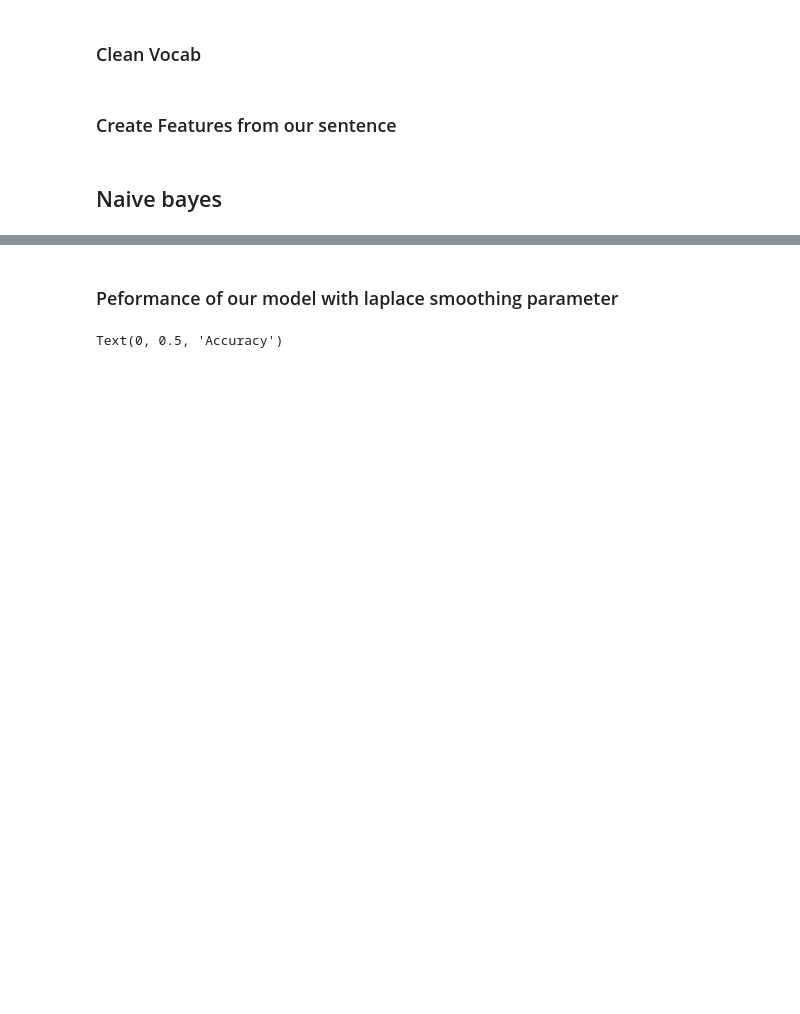
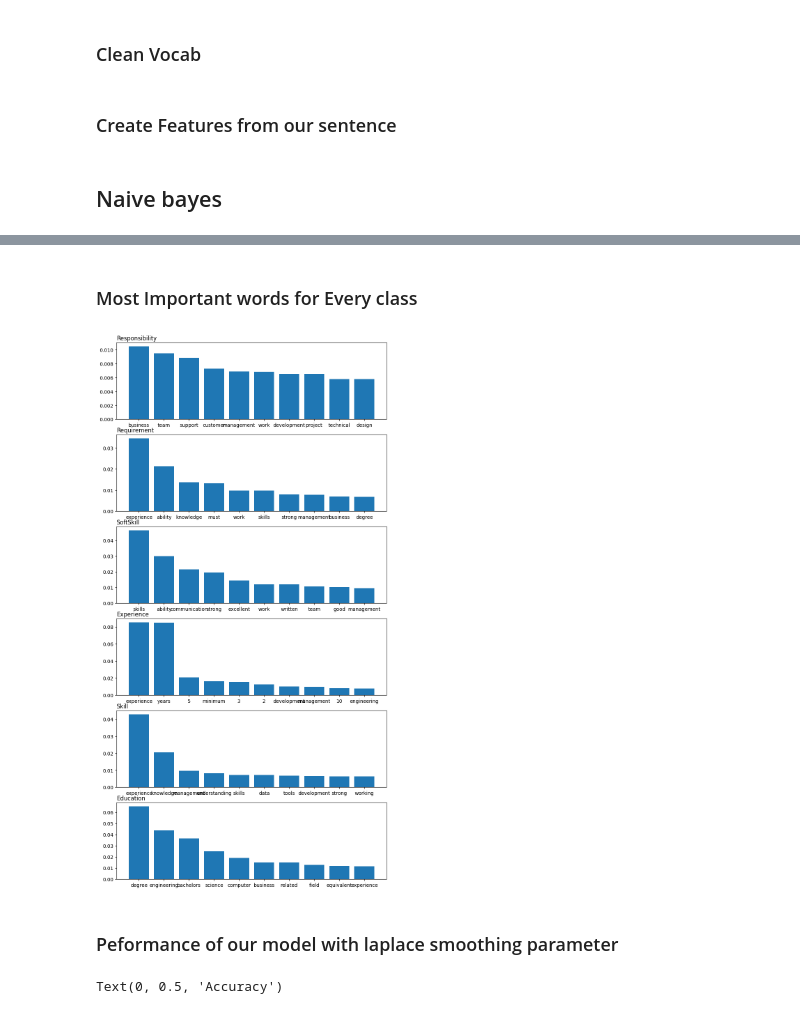
Before and after one commit to zzzhacker/Ford-text-classfication, a Jupyter notebook: TextClassification.ipynb, the cells around one changed output, grey strips where cells are left out. Cells and saved outputs as stored; diff of their text form; code cells hidden in the pictures; blank space fills up the shorter version.

```diff
--- a/TextClassification.ipynb
+++ b/TextClassification.ipynb
@@ -141,3 +141,15 @@ preds = nb_classifier.predict(dev_x)
+# %% [markdown]
+### Most Important words for Every class
+# %%
+fig, ax = plt.subplots(6, 1, figsize=(10, 20))
+for i,class_name in enumerate(nb_classifier.class_prob.keys()):
+   top_10 = sorted([(k,v) for k,v in nb_classifier.feature_prob[class_name].items()],key= lambda x:-x[1])[:10]
+   word = [word for word,prob in top_10]
+   score = [prob for word,prob in top_10]
+   ax[i].bar(word,score)
+   ax[i].set_title(class_name,loc='left',pad=5.0)
+# %% [output]
+[figure, added]
 # %% [markdown]
 ### Peformance of our model with laplace smoothing parameter
 # %%
```
Also changed, not shown: parts of 3 cells of this notebook.
